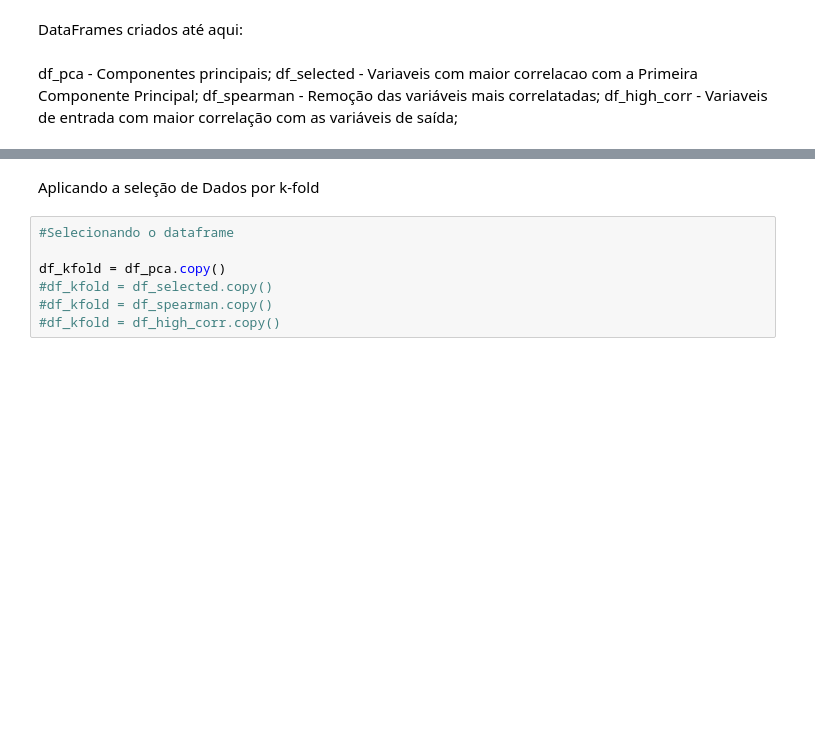
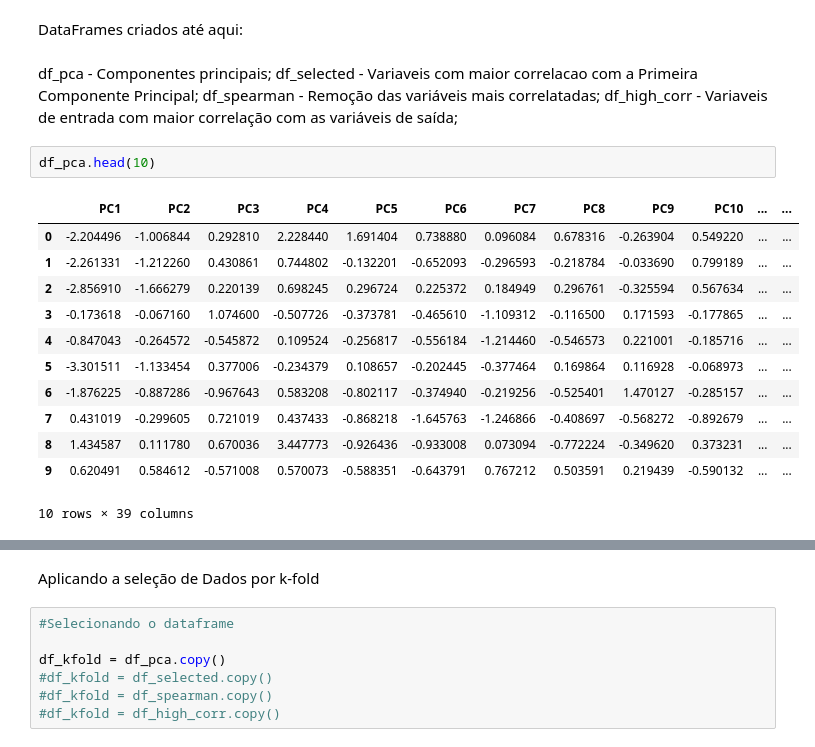
Before and after one commit to camazlucas/AprendizadodeMaquina2024.2, a Jupyter notebook: Aplicacao de Algoritmos.ipynb, the cells around one changed output, grey strips where cells are left out. Drawn from its saved outputs; the diff is of its cells as text; blank space fills up the shorter version.

```diff
--- a/Aplicacao de Algoritmos.ipynb
+++ b/Aplicacao de Algoritmos.ipynb
@@ -247,3 +372,18 @@ df_pca - Componentes principais;
 df_selected - Variaveis com maior correlacao com a Primeira Componente Principal;
 df_spearman - Remoção das variáveis mais correlatadas;
 df_high_corr - Variaveis de entrada com maior correlação com as variáveis de saída;
+# %%
+df_pca.head(10)
+# %% [output]
+|  | PC1 | PC2 | PC3 | PC4 | PC5 | PC6 | PC7 | PC8 | PC9 | PC10 | ... | ... |
+| 0 | -2.204496 | -1.006844 | 0.292810 | 2.228440 | 1.691404 | 0.738880 | 0.096084 | 0.678316 | -0.263904 | 0.549220 | ... | ... |
+| 1 | -2.261331 | -1.212260 | 0.430861 | 0.744802 | -0.132201 | -0.652093 | -0.296593 | -0.218784 | -0.033690 | 0.799189 | ... | ... |
+| 2 | -2.856910 | -1.666279 | 0.220139 | 0.698245 | 0.296724 | 0.225372 | 0.184949 | 0.296761 | -0.325594 | 0.567634 | ... | ... |
+| 3 | -0.173618 | -0.067160 | 1.074600 | -0.507726 | -0.373781 | -0.465610 | -1.109312 | -0.116500 | 0.171593 | -0.177865 | ... | ... |
+| 4 | -0.847043 | -0.264572 | -0.545872 | 0.109524 | -0.256817 | -0.556184 | -1.214460 | -0.546573 | 0.221001 | -0.185716 | ... | ... |
+| 5 | -3.301511 | -1.133454 | 0.377006 | -0.234379 | 0.108657 | -0.202445 | -0.377464 | 0.169864 | 0.116928 | -0.068973 | ... | ... |
+| 6 | -1.876225 | -0.887286 | -0.967643 | 0.583208 | -0.802117 | -0.374940 | -0.219256 | -0.525401 | 1.470127 | -0.285157 | ... | ... |
+| 7 | 0.431019 | -0.299605 | 0.721019 | 0.437433 | -0.868218 | -1.645763 | -1.246866 | -0.408697 | -0.568272 | -0.892679 | ... | ... |
+| 8 | 1.434587 | 0.111780 | 0.670036 | 3.447773 | -0.926436 | -0.933008 | 0.073094 | -0.772224 | -0.349620 | 0.373231 | ... | ... |
+| 9 | 0.620491 | 0.584612 | -0.571008 | 0.570073 | -0.588351 | -0.643791 | 0.767212 | 0.503591 | 0.219439 | -0.590132 | ... | ... |
+10 rows × 39 columns
```
Also changed, not shown: parts of 32 cells of this notebook, 1 other file.
